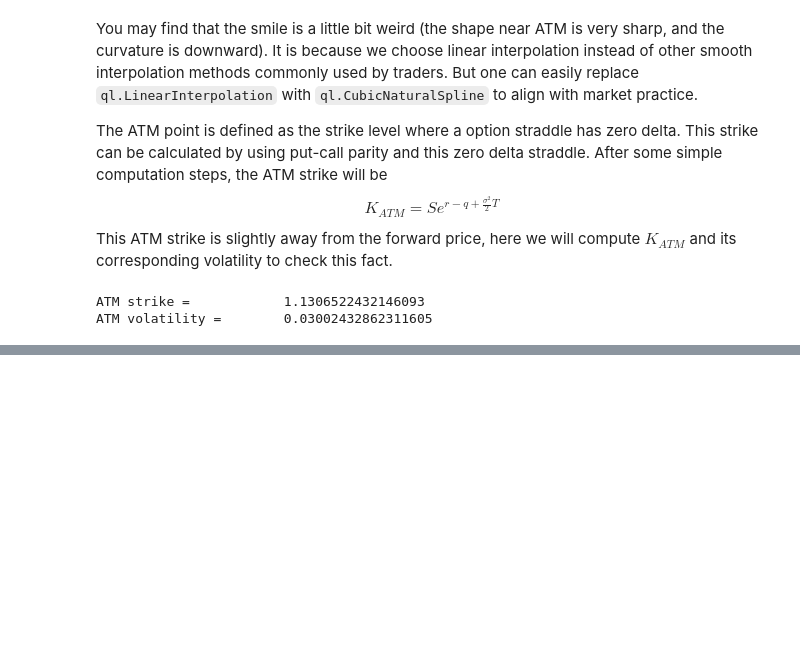
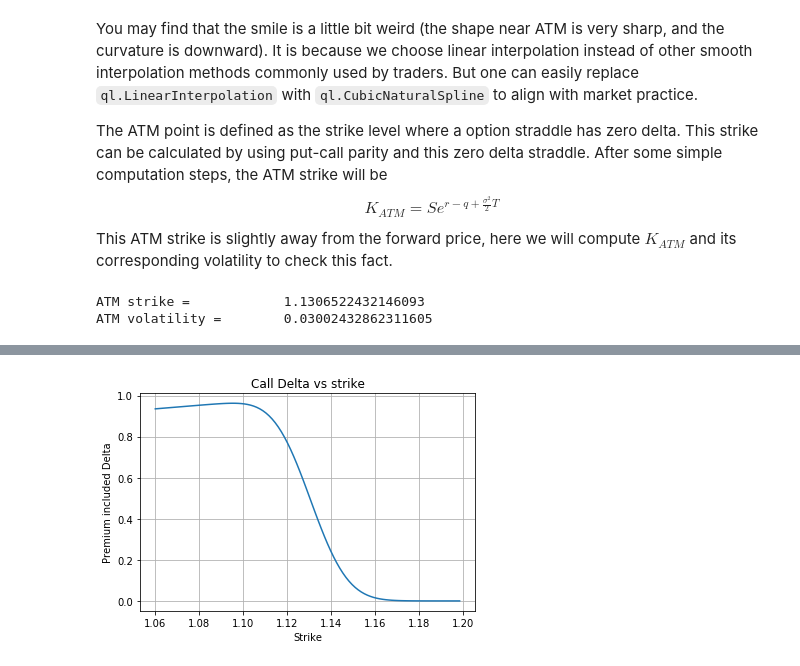
Before and after one commit to tlapfai/quant-posts, a Jupyter notebook: interpolate-sticky-delta-volatility-smile-with-python.ipynb, the cells around one changed output, grey strips where cells are left out. Drawn from its saved outputs; the diff is of its cells as text; code cells hidden in the pictures; blank space fills up the shorter version.

```diff
--- a/interpolate-sticky-delta-volatility-smile-with-python.ipynb
+++ b/interpolate-sticky-delta-volatility-smile-with-python.ipynb
@@ -167,0 +211,15 @@ delta_type = ql.DeltaVolQuote.PaSpot
+# %%
+stdDev = 0.20 * tt**2
+k_space = np.linspace(1.06, 1.20, 100, endpoint=False)
+delta_space = []
+for k in k_space:
+    calc = ql.BlackDeltaCalculator(ql.Option.Call, ql.DeltaVolQuote.PaSpot, spot, rdf, qdf, stdDev)
+    delta_space.append(calc.deltaFromStrike(k))
+plt.plot(k_space, delta_space)
+plt.xlabel('Strike')
+plt.ylabel('Premium included Delta')
+plt.title(f'Call Delta vs strike')
+plt.grid(True)
+plt.show()
+# %% [output]
+[figure, added]
```
Also changed, not shown: parts of 9 cells of this notebook.
